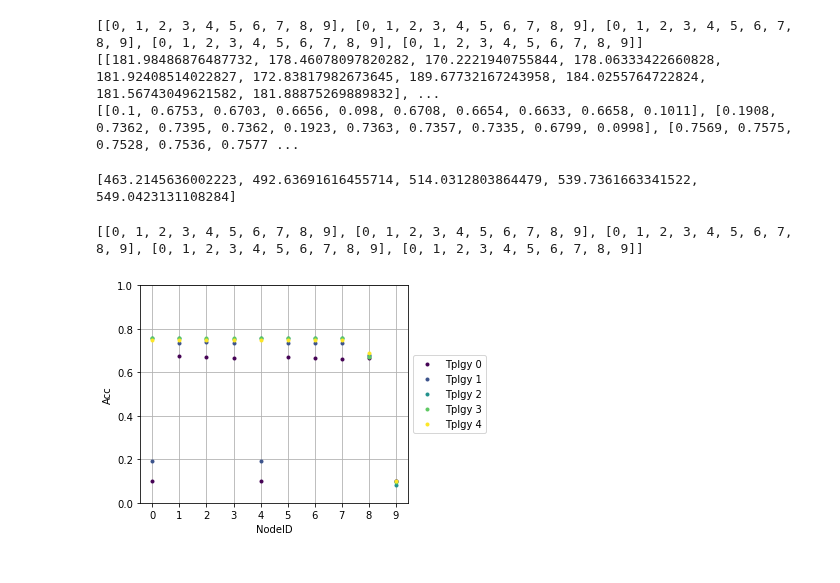
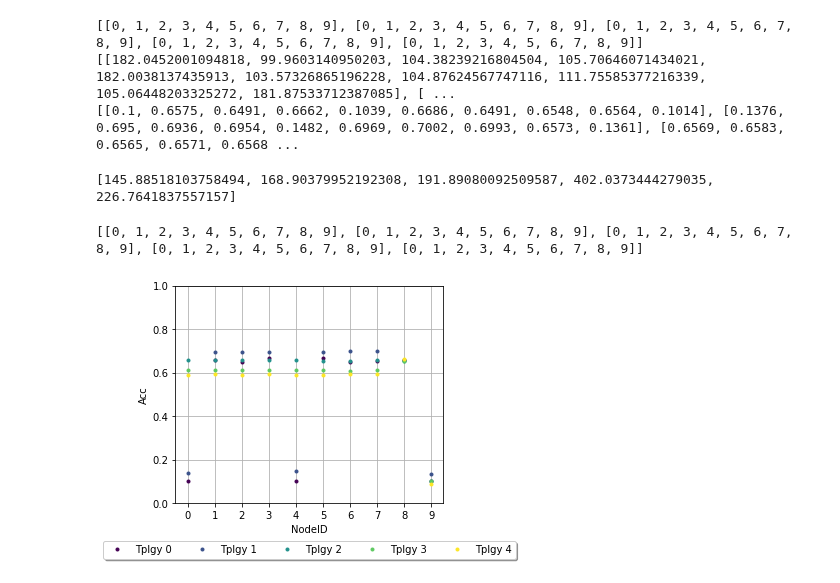
Before and after one commit to AitorB16/GLow, a Jupyter notebook: 8_visualize_results.ipynb, the cells around one changed output. Saved outputs shown, nothing was run; the diff lists cells and outputs as text; code cells hidden in the pictures.

```diff
--- a/8_visualize_results.ipynb
+++ b/8_visualize_results.ipynb
@@ -6,11 +6,11 @@ from pathlib import Path
 import matplotlib.pyplot as plt
 from matplotlib import cm
 # %%
-run_name = 'graph_8_32'
+run_name = 'graph_8_8'
 seed = '1999'
 save_path = 'plots/'
 #file_path = 'outputs/no_pretrain/' + 'seed_' + seed + '/' + run_name #NEED TO READ ALL FILES
-root_path = 'outputs/no_pretrain/seed1999_rounds1024/'
+root_path = 'outputs/GL/CIFAR10/seed1999_rounds1024/'
 file_path = root_path + run_name
 num_agents = 10
 # %%
@@ -56,15 +56,15 @@ print(loss)
 print(acc)
 # %% [output]
 [[0, 1, 2, 3, 4, 5, 6, 7, 8, 9], [0, 1, 2, 3, 4, 5, 6, 7, 8, 9], [0, 1, 2, 3, 4, 5, 6, 7, 8, 9], [0, 1, 2, 3, 4, 5, 6, 7, 8, 9], [0, 1, 2, 3, 4, 5, 6, 7, 8, 9]]
-[[181.98486876487732, 178.46078097820282, 170.2221940755844, 178.06333422660828, 181.92408514022827, 172.83817982673645, 189.67732167243958, 184.0255764722824, 181.56743049621582, 181.88875269889832], ...
-[[0.1, 0.6753, 0.6703, 0.6656, 0.098, 0.6708, 0.6654, 0.6633, 0.6658, 0.1011], [0.1908, 0.7362, 0.7395, 0.7362, 0.1923, 0.7363, 0.7357, 0.7335, 0.6799, 0.0998], [0.7569, 0.7575, 0.7528, 0.7536, 0.7577 ...
+[[182.0452001094818, 99.9603140950203, 104.38239216804504, 105.70646071434021, 182.0038137435913, 103.57326865196228, 104.87624567747116, 111.75585377216339, 105.06448203325272, 181.87533712387085], [ ...
+[[0.1, 0.6575, 0.6491, 0.6662, 0.1039, 0.6686, 0.6491, 0.6548, 0.6564, 0.1014], [0.1376, 0.695, 0.6936, 0.6954, 0.1482, 0.6969, 0.7002, 0.6993, 0.6573, 0.1361], [0.6569, 0.6583, 0.6565, 0.6571, 0.6568 ...
 # %%
 exec_times = []
 for tplgy in raw_tplgys:
     exec_times.append(float(tplgy[-1].split(' ')[1])/60)
 print(exec_times)
 # %% [output]
-[463.2145636002223, 492.63691616455714, 514.0312803864479, 539.7361663341522, 549.0423131108284]
+[145.88518103758494, 168.90379952192308, 191.89080092509587, 402.0373444279035, 226.7641837557157]
 # %%
 # fig, axs = plt.subplots(3, 2)
 # axs[0, 0].plot(tplgy_ID[0], acc[0], '.')
@@ -98,25 +98,25 @@ print(tplgy_ID)
 # %%
 viridis = cm.get_cmap('viridis', 5)
 plt.plot(tplgy_ID[0], acc[0], '.', color=viridis(0))
 plt.plot(tplgy_ID[1], acc[1], '.', color=viridis(0.2))
 plt.plot(tplgy_ID[2], acc[2], '.', color=viridis(0.4))
 plt.plot(tplgy_ID[3], acc[3], '.', color=viridis(0.6))
 plt.plot(tplgy_ID[4], acc[4], '.', color=viridis(0.8))
 plt.ylim(0, 1.)
 x = np.arange(0, num_agents, 1)
 plt.xticks(x)
 #plt.title("Tplgy 0", fontsize=9)
 plt.xlabel('NodeID')
 plt.ylabel('Acc')
 plt.grid()
 
 ax = plt.gca()
 box = ax.get_position()
 ax.set_position([box.x0, box.y0, box.width * 0.8, box.height])
-ax.legend(['Tplgy 0', 'Tplgy 1', 'Tplgy 2', 'Tplgy 3', 'Tplgy 4'], loc='center left', bbox_to_anchor=(1, 0.5))
-plt.savefig(save_path+run_name+'_summarized_acc.pdf')
+lgd = ax.legend(['Tplgy 0', 'Tplgy 1', 'Tplgy 2', 'Tplgy 3', 'Tplgy 4'], loc='upper center',shadow=True, bbox_to_anchor=(0.5, -0.15), ncol = 5, fancybox= True)
+plt.savefig(save_path+run_name+'_summarized_acc.pdf', bbox_extra_artists=(lgd,), bbox_inches='tight')
 # %% [output]
-[figure, old version]
+[figure, new version]
 # %%
 # fig, axs = plt.subplots(3, 2)
 # axs[0, 0].plot(tplgy_ID[0], loss[0], '.')
```
Also changed, not shown: parts of 5 cells of this notebook, 1 other file.
